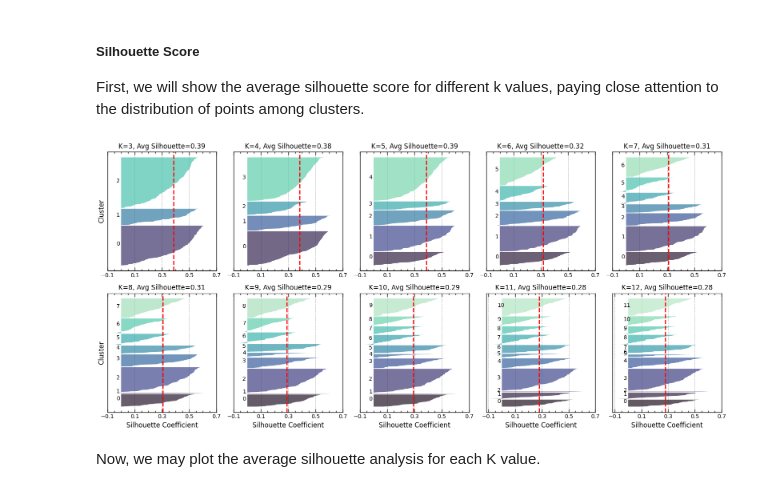
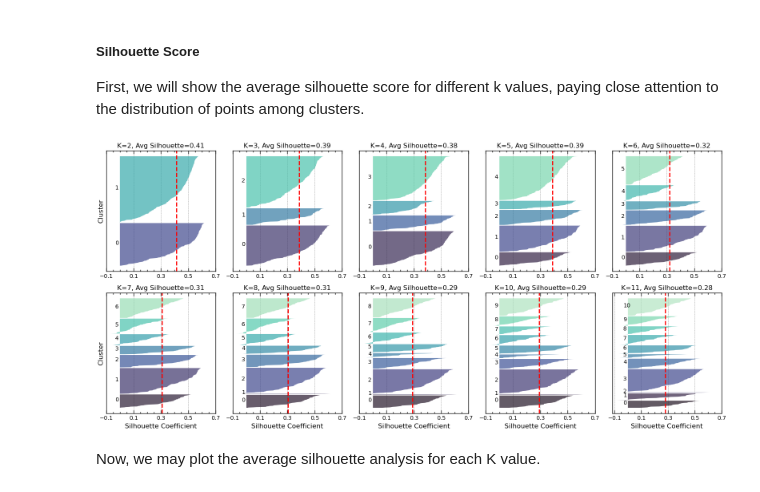
Before and after one commit to MarioPasc/complearn_projects, a Jupyter notebook: Clustering/code/k_means_clustering_sporulaton.ipynb, the cells around one changed output. Drawn from its saved outputs; the diff is of its cells as text; code cells hidden in the pictures.

```diff
--- a/Clustering/code/k_means_clustering_sporulaton.ipynb
+++ b/Clustering/code/k_means_clustering_sporulaton.ipynb
@@ -563,35 +565,35 @@ def kmeans_silhouette_analysis(data: pd.DataFrame, k_centroids_dict: dict, title
             y_upper = y_lower + size_cluster_i
             color = colors[i]  # Use the mako palette color for each cluster
             ax.fill_betweenx(np.arange(y_lower, y_upper), 0, ith_cluster_silhouette_vals, facecolor=color, alpha=0.7)
             ax.text(-0.035, y_lower + 0.5 * size_cluster_i, str(i))
             y_lower = y_upper + 2
 
         ax.set_title(f'K={K}, Avg Silhouette={silhouette_avg:.2f}', fontsize=12)
 
         if idx >= 5: ax.set_xlabel('Silhouette Coefficient', fontsize=12)
         if idx % 5 == 0: ax.set_ylabel('Cluster', fontsize=12)
         ax.set_xticks(np.arange(-0.1, .8, 0.2))
         ax.xaxis.set_tick_params(labelsize=10)
         ax.set_yticks([])
         ax.axvline(x=silhouette_avg, color="red", linestyle="--")
 
     # Remove the 10th (bottom-right) subplot to avoid a hollow space
     #fig.delaxes(axes[-1])
 
     plt.tight_layout(rect=[0, 0, 1, 0.95])  # Adjust layout to make space for the title
     plt.savefig('../results/figures/silhouette_analysis.pdf')
     plt.show()
 
     # Convert results to DataFrame and return
     results_df = pd.DataFrame(results)
     return results_df
 
-K_list = [3,4,5,6,7,8,9,10,11,12]
+K_list = [2,3,4,5,6,7,8,9,10,11]
 
 centroids_normalized = load_centroids_from_csv(K_list=K_list, csv_path='../results/normalized_data_UPGMA_centroids.csv')
 results_normalized = kmeans_silhouette_analysis(data_normalized[data_normalized.columns[1:]], centroids_normalized, title='')
 # %% [output]
-[figure, old version]
+[figure, new version]
 # %% [markdown]
 Now, we may plot the average silhouette analysis for each K value.
 # %%
```
Also changed, not shown: parts of 10 cells of this notebook, 10 other files.
